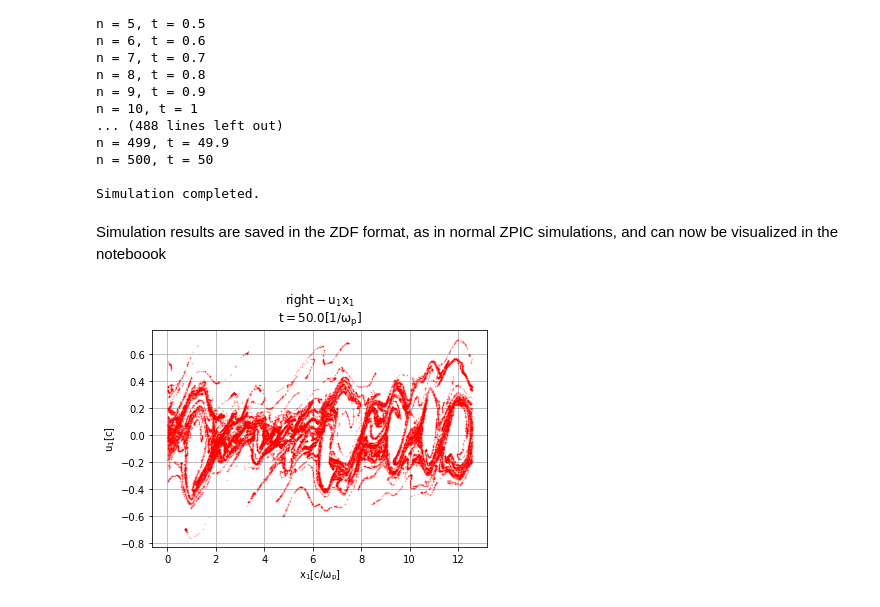
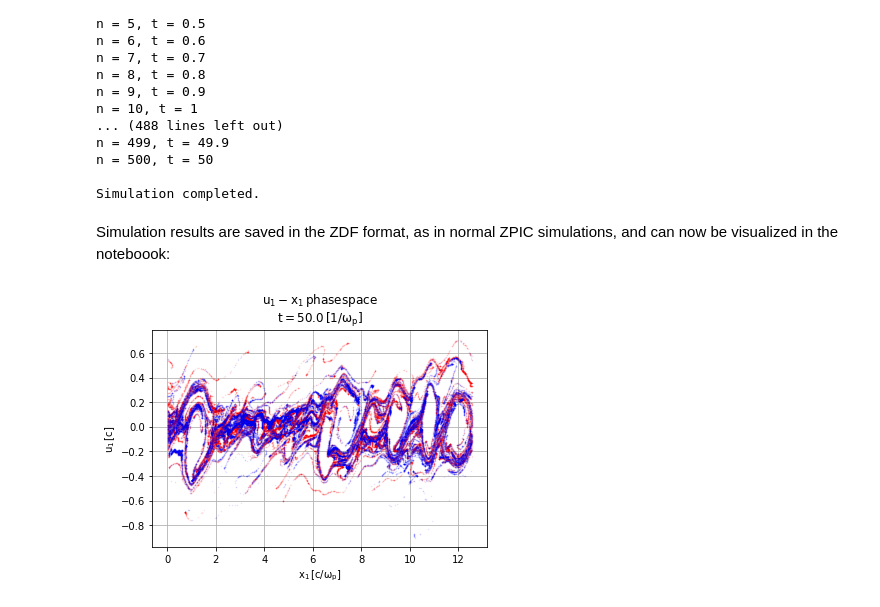
Before and after one commit to ricardo-fonseca/zpic, a Jupyter notebook: python/zpic.ipynb, the cells around one changed output. Drawn from its saved outputs; the diff is of its cells as text; code cells hidden in the pictures.

```diff
--- a/python/zpic.ipynb
+++ b/python/zpic.ipynb
@@ -63,34 +64,42 @@ n = 500, t = 50
 
 Simulation completed.
 # %% [markdown]
-Simulation results are saved in the ZDF format, as in normal ZPIC simulations, and can now be visualized in the noteboook
+Simulation results are saved in the ZDF format, as in normal ZPIC simulations, and can now be visualized in the noteboook:
 # %%
 import zdf
 import matplotlib.pyplot as plt
 
 (particles,info) = zdf.read_particles("PARTICLES/particles-right-000500.zdf")
 
 x = particles['x1']
 y = particles['u1']
 
-plt.plot(x, y, 'r.', ms=1,alpha=0.3)
+plt.plot(x, y, 'r.', ms=1,alpha=0.1)
 
 t = str(info["iteration"]["t"])
 tunits = str(info["iteration"]["tunits"])
 
-title = info['particles']['name'] + '-  u_1 x_1'
+title = "u_1-x_1\,phasespace"
 
-timeLabel = r'$\sf{t = ' + t + ' [' + tunits + r']}$'
+timeLabel = r'$\sf{t = ' + t + '\,[' + tunits + r']}$'
 plt.title(r'$\sf{' + title + r'}$' + '\n' + timeLabel)
 
-xlabel = 'x_1' + '[' + info['particles']['units']['x1'] + ']'
-ylabel = 'u_1' + '[' + info['particles']['units']['u1'] + ']'
+xlabel = "x_1\,[{:s}]".format( info['particles']['units']['x1'] )
+ylabel = "u_1\,[{:s}]".format( info['particles']['units']['u1'] )
 
 plt.xlabel(r'$\sf{' + xlabel + r'}$')
 plt.ylabel(r'$\sf{' + ylabel + r'}$')
 
+(particles,info) = zdf.read_particles("PARTICLES/particles-left-000500.zdf")
+
+x = particles['x1']
+y = particles['u1']
+
+plt.plot(x, y, 'b.', ms=1,alpha=0.1)
+
+
 plt.grid(True)
 
 plt.show()
 # %% [output]
-[figure, old version]
+[figure, new version]
```
Also changed, not shown: parts of 4 cells of this notebook, 3 other files.
